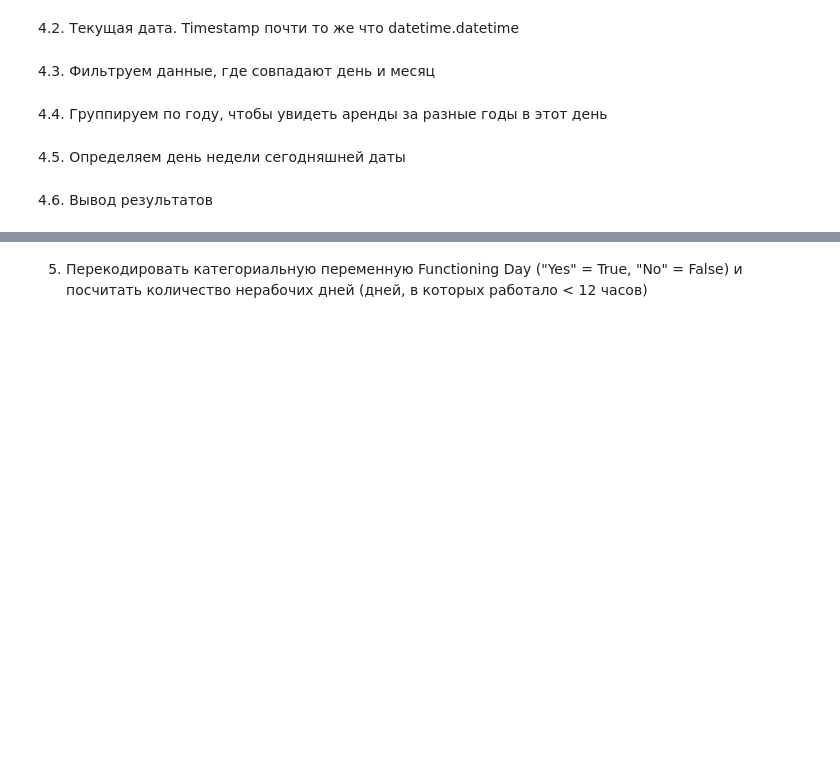
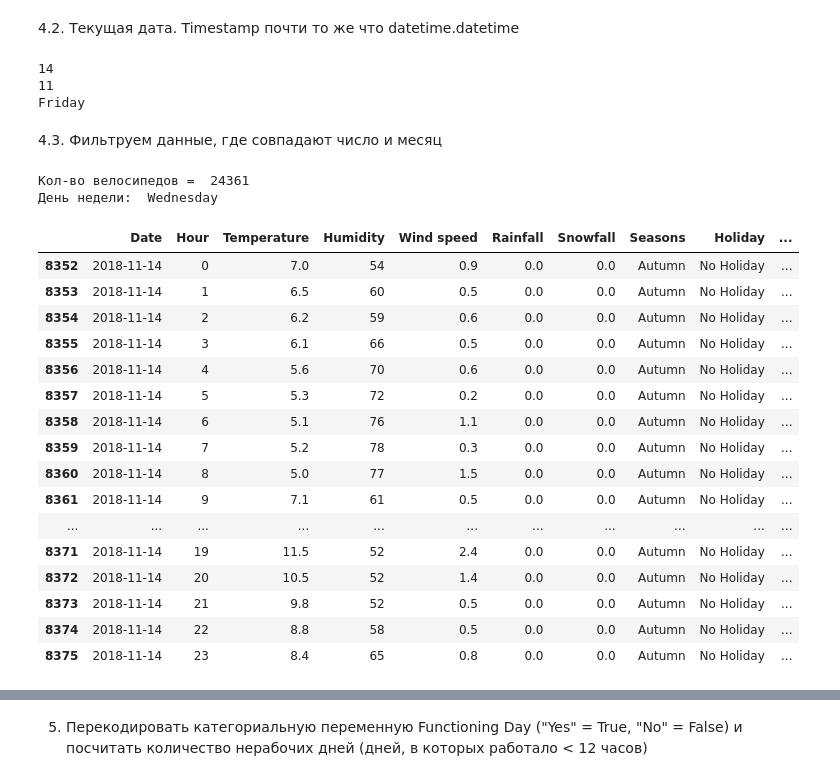
Before and after one commit to DashaNezh/starMethod, a Jupyter notebook: laba2/lab2.ipynb, the cells around one changed output, grey strips where cells are left out. Drawn from its saved outputs; the diff is of its cells as text; code cells hidden in the pictures; blank space fills up the shorter version.

```diff
--- a/laba2/lab2.ipynb
+++ b/laba2/lab2.ipynb
@@ -106,12 +106,42 @@ df
 today = pd.Timestamp.now().date()
 today_day = today.day
 today_month = today.month
+weekday_today = pd.Timestamp.now().day_name()
+
+print(today_day)
+print(today_month)
+print(weekday_today)
+# %% [output]
+14
+11
+Friday
 # %% [markdown]
-4.3. Фильтруем данные, где совпадают день и месяц
+4.3. Фильтруем данные, где совпадают число и месяц
 # %%
-same_day_data = df.loc[
-    (df['Day'] == today_day) & (df['Month'] == today_month),
-    ['Date', 'Total_count', 'Weekday']
-].copy()
+same_day_data = ((df['Day'] == today_day) & (df['Month'] == today_month))
+coinciding_day = df.loc[same_day_data]
+
+count_bikers = coinciding_day['Total_count'].sum()
+print("Кол-во велосипедов = ", count_bikers)
+print("День недели: ", coinciding_day['Weekday'].iloc[0])
+coinciding_day
+# %% [output]
+Кол-во велосипедов =  24361
+День недели:  Wednesday
+|  | Date | Hour | Temperature | Humidity | Wind speed | Rainfall | Snowfall | Seasons | Holiday | ... |
+| 8352 | 2018-11-14 | 0 | 7.0 | 54 | 0.9 | 0.0 | 0.0 | Autumn | No Holiday | ... |
+| 8353 | 2018-11-14 | 1 | 6.5 | 60 | 0.5 | 0.0 | 0.0 | Autumn | No Holiday | ... |
+| 8354 | 2018-11-14 | 2 | 6.2 | 59 | 0.6 | 0.0 | 0.0 | Autumn | No Holiday | ... |
+| 8355 | 2018-11-14 | 3 | 6.1 | 66 | 0.5 | 0.0 | 0.0 | Autumn | No Holiday | ... |
+| 8356 | 2018-11-14 | 4 | 5.6 | 70 | 0.6 | 0.0 | 0.0 | Autumn | No Holiday | ... |
+| 8357 | 2018-11-14 | 5 | 5.3 | 72 | 0.2 | 0.0 | 0.0 | Autumn | No Holiday | ... |
+| 8358 | 2018-11-14 | 6 | 5.1 | 76 | 1.1 | 0.0 | 0.0 | Autumn | No Holiday | ... |
+| 8359 | 2018-11-14 | 7 | 5.2 | 78 | 0.3 | 0.0 | 0.0 | Autumn | No Holiday | ... |
+| 8360 | 2018-11-14 | 8 | 5.0 | 77 | 1.5 | 0.0 | 0.0 | Autumn | No Holiday | ... |
+| 8361 | 2018-11-14 | 9 | 7.1 | 61 | 0.5 | 0.0 | 0.0 | Autumn | No Holiday | ... |
+| ... | ... | ... | ... | ... | ... | ... | ... | ... | ... | ... |
+| 8371 | 2018-11-14 | 19 | 11.5 | 52 | 2.4 | 0.0 | 0.0 | Autumn | No Holiday | ... |
+| 8372 | 2018-11-14 | 20 | 10.5 | 52 | 1.4 | 0.0 | 0.0 | Autumn | No Holiday | ... |
+| 8373 | 2018-11-14 | 21 | 9.8 | 52 | 0.5 | 0.0 | 0.0 | Autumn | No Holiday | ... |
+| 8374 | 2018-11-14 | 22 | 8.8 | 58 | 0.5 | 0.0 | 0.0 | Autumn | No Holiday | ... |
+| 8375 | 2018-11-14 | 23 | 8.4 | 65 | 0.8 | 0.0 | 0.0 | Autumn | No Holiday | ... |
-# %% [markdown]
-4.4. Группируем по году, чтобы увидеть аренды за разные годы в этот день
@@ -122,2 +147,0 @@ bikes_by_year = df.loc[
-# %% [markdown]
-4.5. Определяем день недели сегодняшней даты
@@ -126,2 +147,0 @@ weekday_today = pd.Timestamp.now().day_name()
-# %% [markdown]
-4.6. Вывод результатов
```
Also changed, not shown: parts of 5 cells of this notebook, 6 other files.
